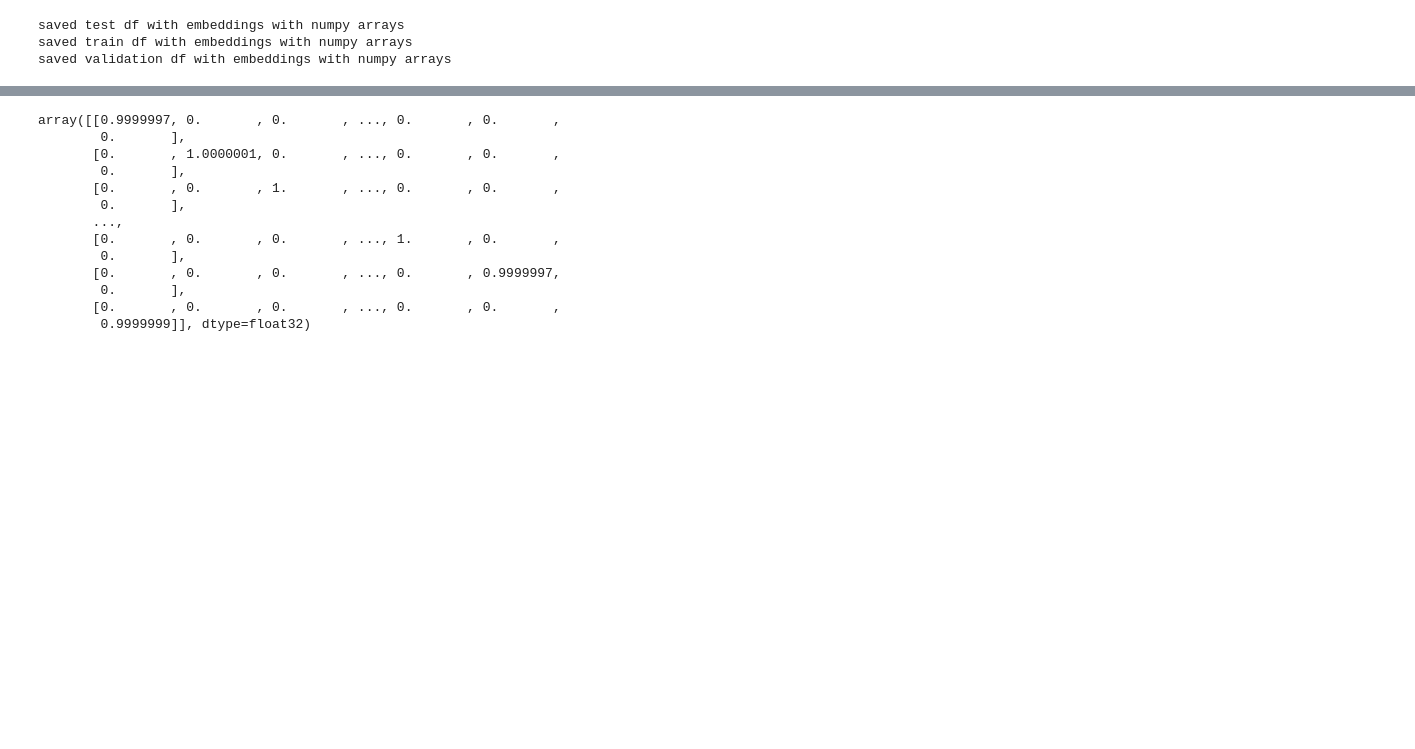
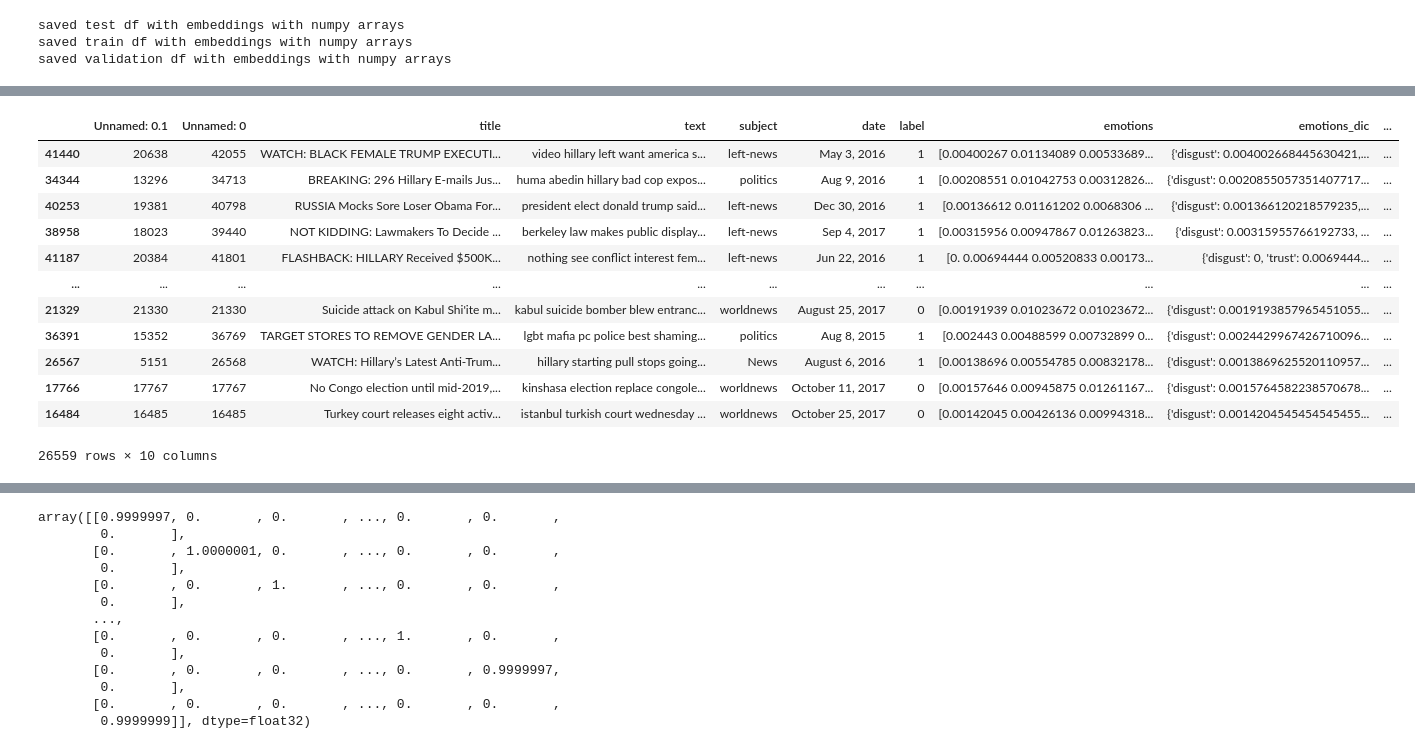
Before and after one commit to AdamLoydHarris/NLP_fake-news, a Jupyter notebook: Code/embedding_notebook.ipynb, the cells around one changed output, grey strips where cells are left out. Saved outputs shown, nothing was run; the diff lists cells and outputs as text; code cells hidden in the pictures; blank space fills up the shorter version.

```diff
--- a/Code/embedding_notebook.ipynb
+++ b/Code/embedding_notebook.ipynb
@@ -100,0 +258,16 @@ Requirement already satisfied: networkx in /Users/AdamHarris/miniconda3/envs/par
+# %%
+df_train
+# %% [output]
+|  | Unnamed: 0.1 | Unnamed: 0 | title | text | subject | date | label | emotions | emotions_dic | ... |
+| 41440 | 20638 | 42055 | WATCH: BLACK FEMALE TRUMP EXECUTI... | video hillary left want america s... | left-news | May 3, 2016 | 1 | [0.00400267 0.01134089 0.00533689... | {'disgust': 0.004002668445630421,... | ... |
+| 34344 | 13296 | 34713 | BREAKING: 296 Hillary E-mails Jus... | huma abedin hillary bad cop expos... | politics | Aug 9, 2016 | 1 | [0.00208551 0.01042753 0.00312826... | {'disgust': 0.0020855057351407717... | ... |
+| 40253 | 19381 | 40798 | RUSSIA Mocks Sore Loser Obama For... | president elect donald trump said... | left-news | Dec 30, 2016 | 1 | [0.00136612 0.01161202 0.0068306 ... | {'disgust': 0.001366120218579235,... | ... |
+| 38958 | 18023 | 39440 | NOT KIDDING: Lawmakers To Decide ... | berkeley law makes public display... | left-news | Sep 4, 2017 | 1 | [0.00315956 0.00947867 0.01263823... | {'disgust': 0.00315955766192733, ... | ... |
+| 41187 | 20384 | 41801 | FLASHBACK: HILLARY Received $500K... | nothing see conflict interest fem... | left-news | Jun 22, 2016 | 1 | [0. 0.00694444 0.00520833 0.00173... | {'disgust': 0, 'trust': 0.0069444... | ... |
+| ... | ... | ... | ... | ... | ... | ... | ... | ... | ... | ... |
+| 21329 | 21330 | 21330 | Suicide attack on Kabul Shi'ite m... | kabul suicide bomber blew entranc... | worldnews | August 25, 2017 | 0 | [0.00191939 0.01023672 0.01023672... | {'disgust': 0.0019193857965451055... | ... |
+| 36391 | 15352 | 36769 | TARGET STORES TO REMOVE GENDER LA... | lgbt mafia pc police best shaming... | politics | Aug 8, 2015 | 1 | [0.002443 0.00488599 0.00732899 0... | {'disgust': 0.0024429967426710096... | ... |
+| 26567 | 5151 | 26568 | WATCH: Hillary’s Latest Anti-Trum... | hillary starting pull stops going... | News | August 6, 2016 | 1 | [0.00138696 0.00554785 0.00832178... | {'disgust': 0.0013869625520110957... | ... |
+| 17766 | 17767 | 17767 | No Congo election until mid-2019,... | kinshasa election replace congole... | worldnews | October 11, 2017 | 0 | [0.00157646 0.00945875 0.01261167... | {'disgust': 0.0015764582238570678... | ... |
+| 16484 | 16485 | 16485 | Turkey court releases eight activ... | istanbul turkish court wednesday ... | worldnews | October 25, 2017 | 0 | [0.00142045 0.00426136 0.00994318... | {'disgust': 0.0014204545454545455... | ... |
+26559 rows × 10 columns
```
Also changed, not shown: parts of 21 cells of this notebook, 1 other file.
